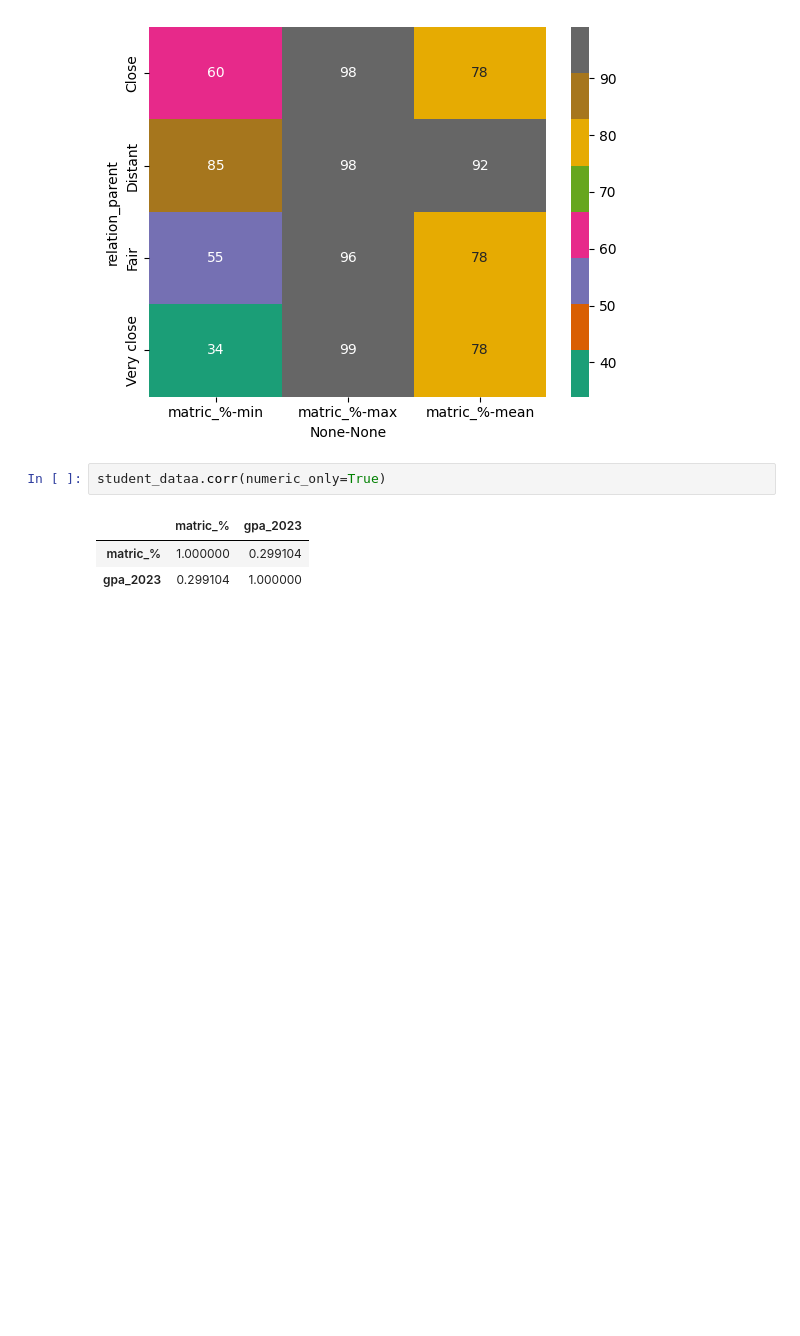
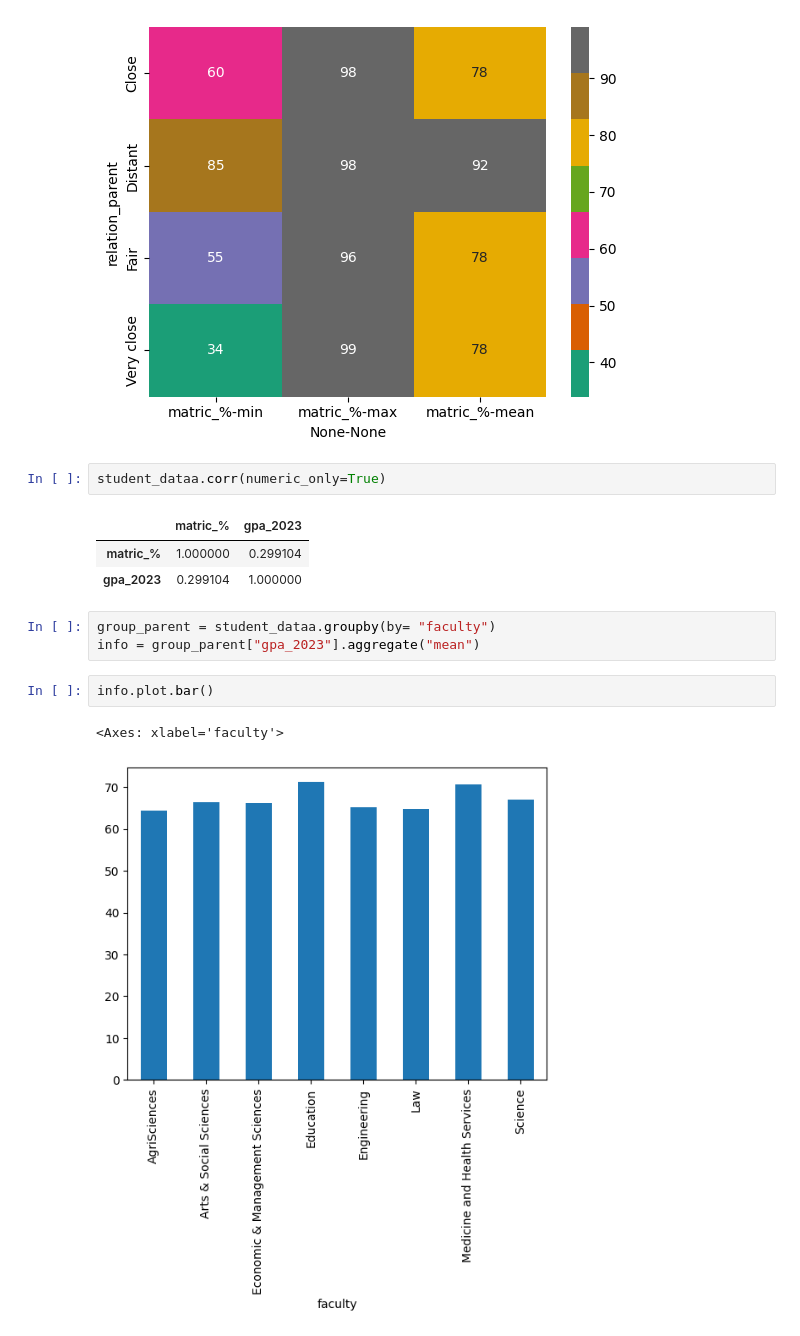
Before and after one commit to Rujanshrestha/data-sci-class01, a Jupyter notebook: revisit/revisit.ipynb, the cells around one changed output. Saved outputs shown, nothing was run; the diff lists cells and outputs as text; blank space fills up the shorter version.

```diff
--- a/revisit/revisit.ipynb
+++ b/revisit/revisit.ipynb
@@ -156,3 +156,11 @@ student_dataa.corr(numeric_only=True)
 |  | matric_% | gpa_2023 |
 | matric_% | 1.000000 | 0.299104 |
 | gpa_2023 | 0.299104 | 1.000000 |
+# %%
+group_parent = student_dataa.groupby(by= "faculty")
+info = group_parent["gpa_2023"].aggregate("mean")
+# %%
+info.plot.bar()
+# %% [output]
+<Axes: xlabel='faculty'>
+[figure, added]
```
Also changed, not shown: parts of 5 cells of this notebook, 2 other files.
